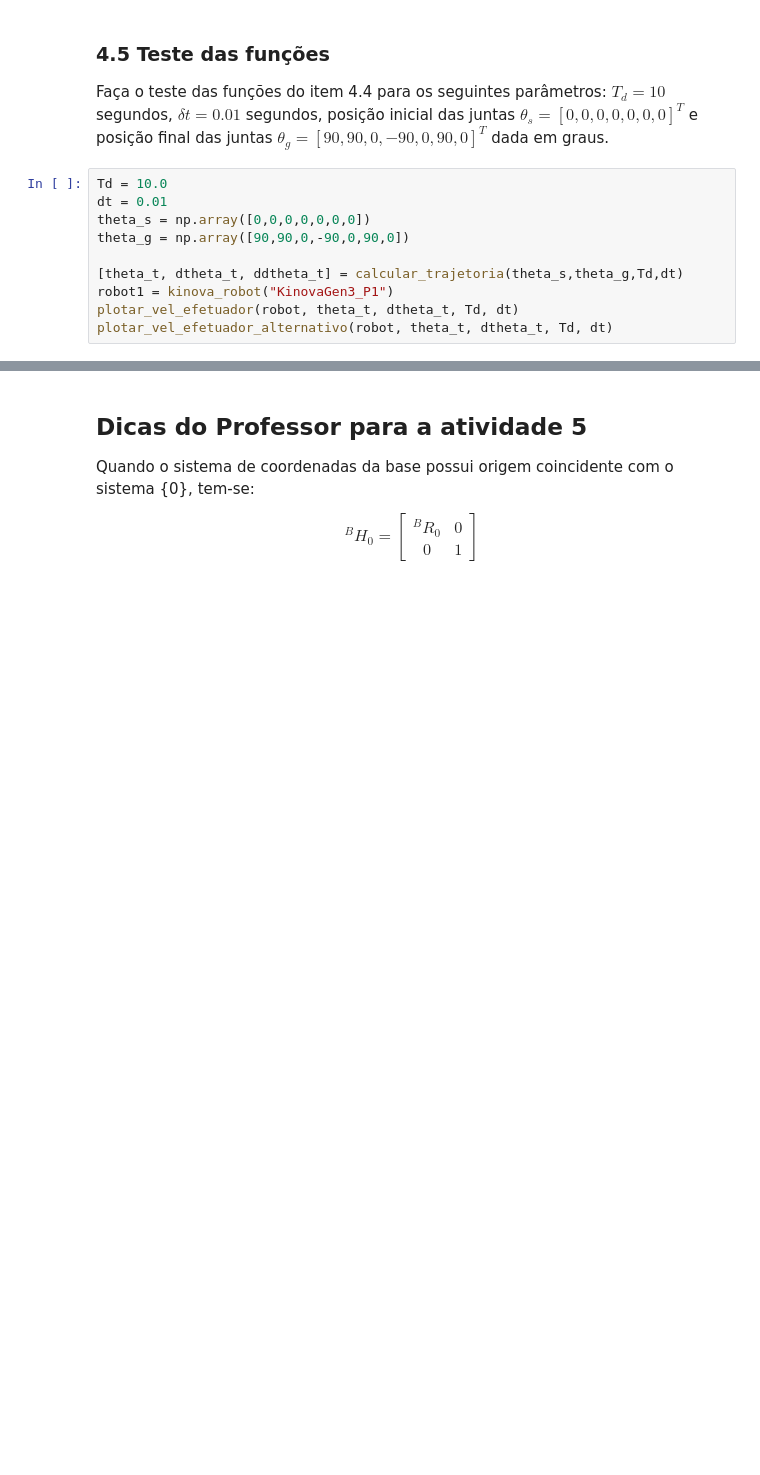
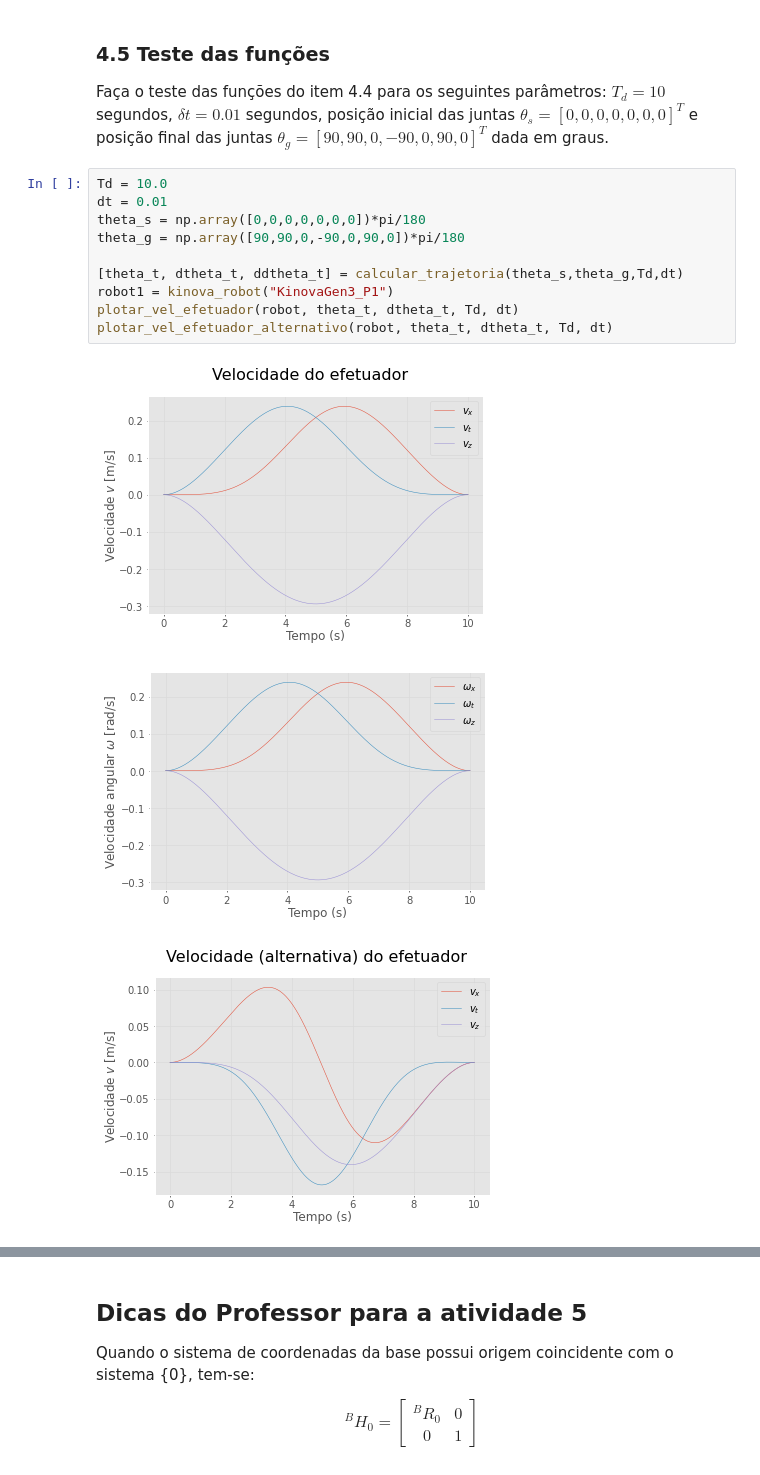
Before and after one commit to RafaelBaquero/lab-robos-manip, a Jupyter notebook: sel0634_tarefa5_2022.ipynb, the cells around one changed output, grey strips where cells are left out. Cells and saved outputs as stored; diff of their text form; blank space fills up the shorter version.

```diff
--- a/sel0634_tarefa5_2022.ipynb
+++ b/sel0634_tarefa5_2022.ipynb
@@ -551,10 +570,14 @@ Faça o teste das funções do item 4.4 para os seguintes parâmetros: $T_d = 10
 # %%
 Td = 10.0
 dt = 0.01
-theta_s = np.array([0,0,0,0,0,0,0])
-theta_g = np.array([90,90,0,-90,0,90,0])
+theta_s = np.array([0,0,0,0,0,0,0])*pi/180
+theta_g = np.array([90,90,0,-90,0,90,0])*pi/180
 
 [theta_t, dtheta_t, ddtheta_t] = calcular_trajetoria(theta_s,theta_g,Td,dt)
 robot1 = kinova_robot("KinovaGen3_P1")
 plotar_vel_efetuador(robot, theta_t, dtheta_t, Td, dt)
 plotar_vel_efetuador_alternativo(robot, theta_t, dtheta_t, Td, dt)
+# %% [output]
+[figure, added]
+[figure, added]
+[figure, added]
```
Also changed, not shown: parts of 6 cells of this notebook.
